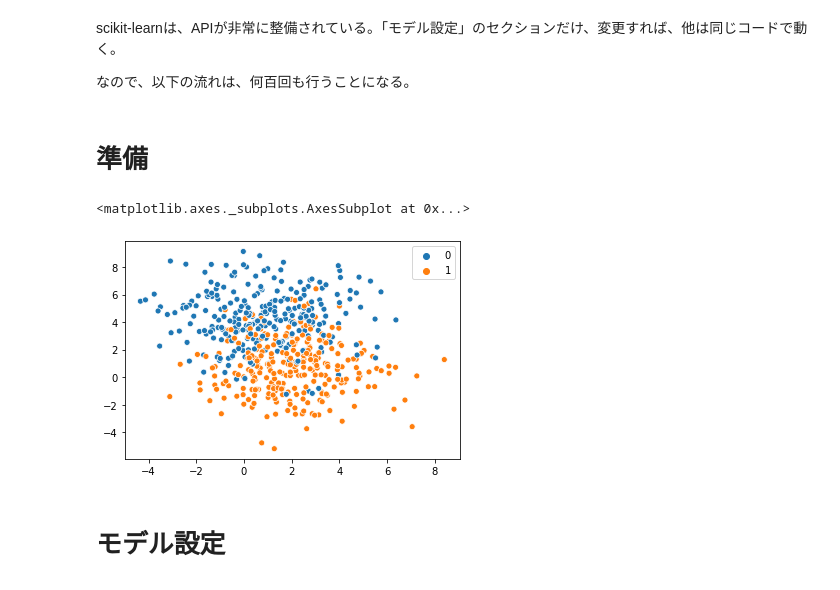
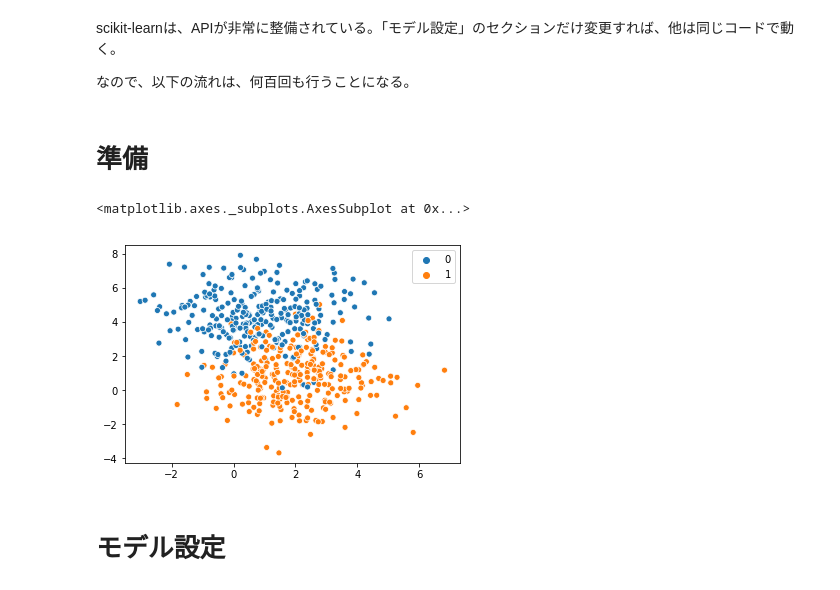
Before and after one commit to hotoku-dtws/ml_lesson, a Jupyter notebook: 02_scikit-learn.ipynb, the cells around one changed output. Cells and saved outputs as stored; diff of their text form; code cells hidden in the pictures.

```diff
--- a/02_scikit-learn.ipynb
+++ b/02_scikit-learn.ipynb
@@ -1,5 +1,5 @@
 # %% [markdown]
-scikit-learnは、APIが非常に整備されている。「モデル設定」のセクションだけ、変更すれば、他は同じコードで動く。
+scikit-learnは、APIが非常に整備されている。「モデル設定」のセクションだけ変更すれば、他は同じコードで動く。
 
 なので、以下の流れは、何百回も行うことになる。
 # %% [markdown]
@@ -20,11 +20,11 @@ import time
 # %%
 # X_orig, y_orig = make_classification(n_samples = 500, class_sep=0.0001)
 X_orig, y_orig = make_blobs(n_samples=550, centers=2, n_features=2,
-                  random_state=0, cluster_std=2)
+                  random_state=0, cluster_std=1.5)
 sns.scatterplot(X_orig[:,0], X_orig[:,1], hue=y_orig)
 # %% [output]
 <matplotlib.axes._subplots.AxesSubplot at 0x...>
-[figure, old version]
+[figure, new version]
 # %%
 X_train, y_train = X_orig[:500,:], y_orig[:500]
 X_test, y_test = X_orig[500:,:], y_orig[500:]
```
Also changed, not shown: parts of 3 cells of this notebook, 3 other files.
